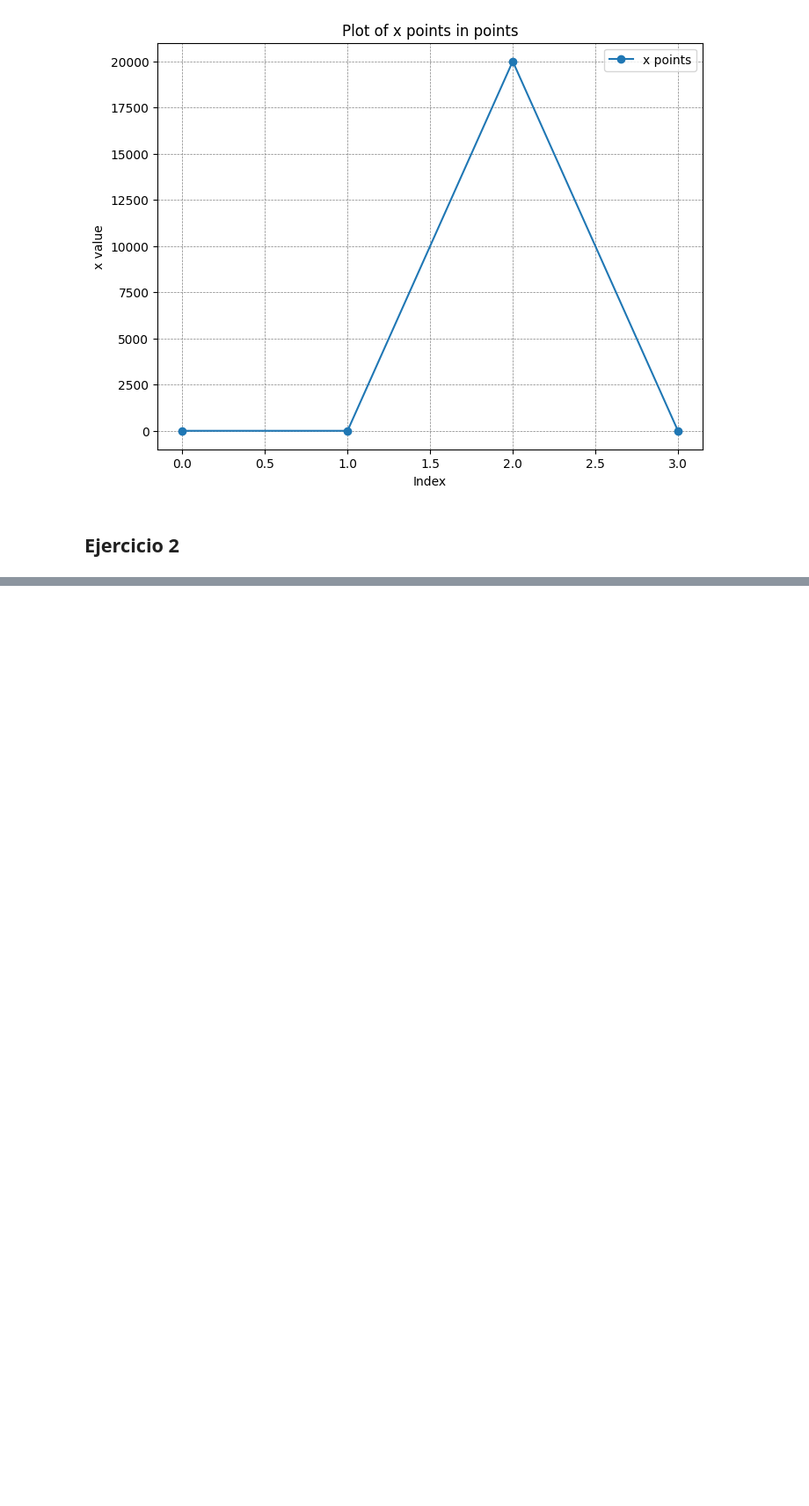
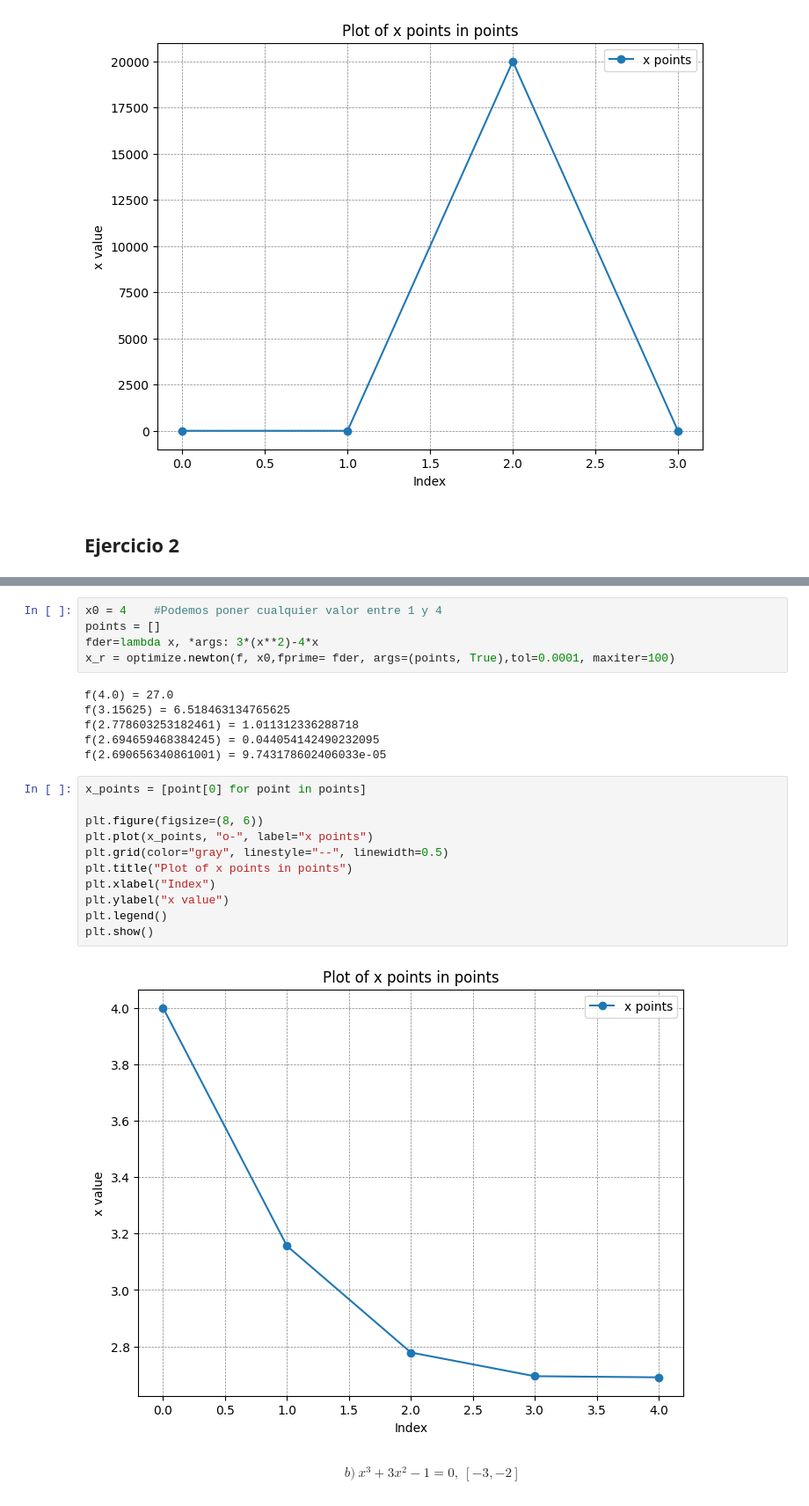
Before and after one commit to KennethJYS/M-todo-de-Newton-y-Secante, a Jupyter notebook: Ejercicios.ipynb, the cells around one changed output, grey strips where cells are left out. Shown at 88% size. Saved outputs shown, nothing was run; the diff lists cells and outputs as text; blank space fills up the shorter version.

```diff
--- a/Ejercicios.ipynb
+++ b/Ejercicios.ipynb
@@ -106,0 +116,26 @@ plt.show()
+# %%
+x0 = 4    #Podemos poner cualquier valor entre 1 y 4
+points = []
+fder=lambda x, *args: 3*(x**2)-4*x
+x_r = optimize.newton(f, x0,fprime= fder, args=(points, True),tol=0.0001, maxiter=100)
+# %% [output]
+f(4.0) = 27.0
+f(3.15625) = 6.518463134765625
+f(2.778603253182461) = 1.011312336288718
+f(2.694659468384245) = 0.044054142490232095
+f(2.690656340861001) = 9.743178602406033e-05
+# %%
+x_points = [point[0] for point in points]
+
+plt.figure(figsize=(8, 6))
+plt.plot(x_points, "o-", label="x points")
+plt.grid(color="gray", linestyle="--", linewidth=0.5)
+plt.title("Plot of x points in points")
+plt.xlabel("Index")
+plt.ylabel("x value")
+plt.legend()
+plt.show()
+# %% [output]
+[figure, added]
+# %% [markdown]
+ $$b)\ x^3+3x^2-1=0,\ [-3,-2] $$
```
Also changed, not shown: parts of 13 cells of this notebook.
